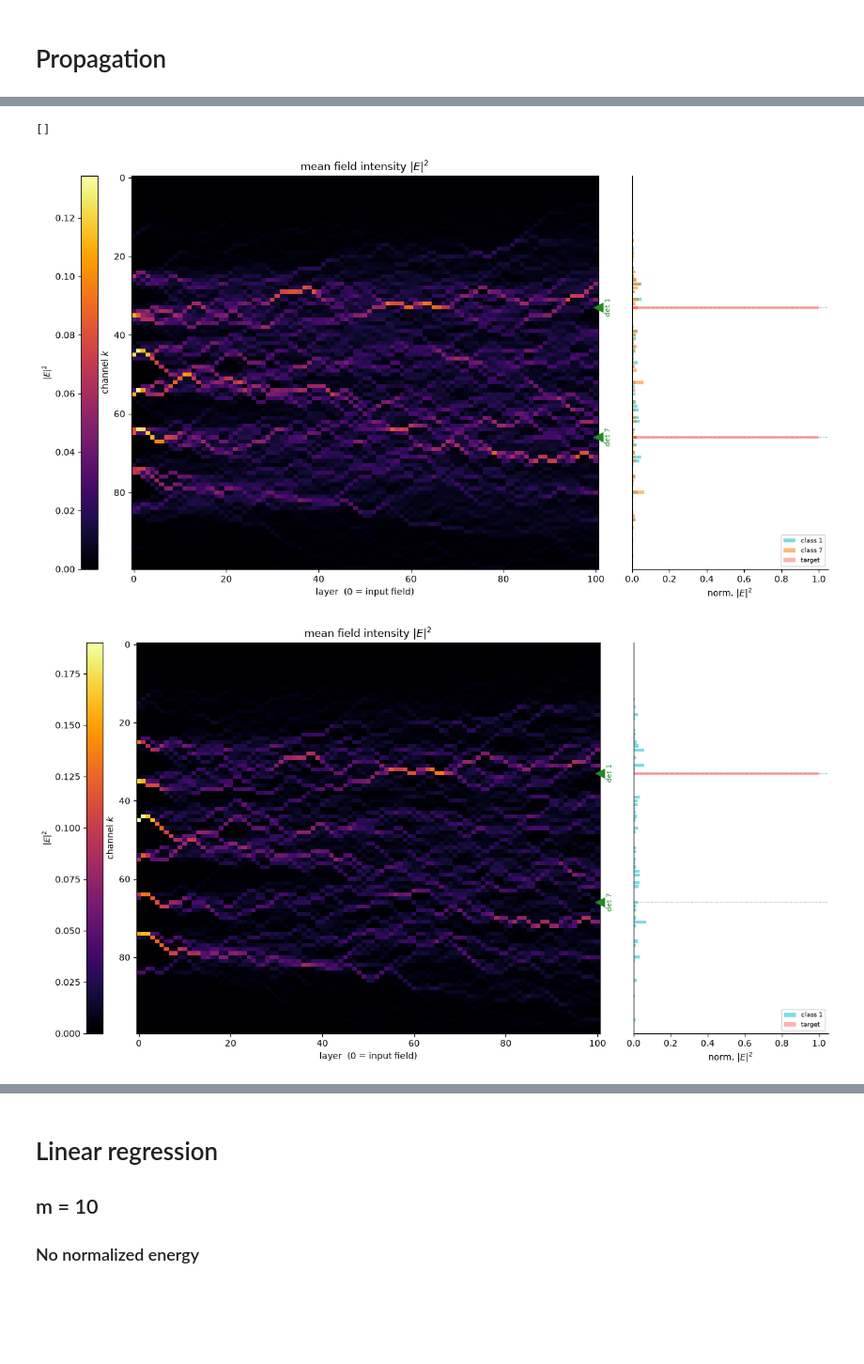
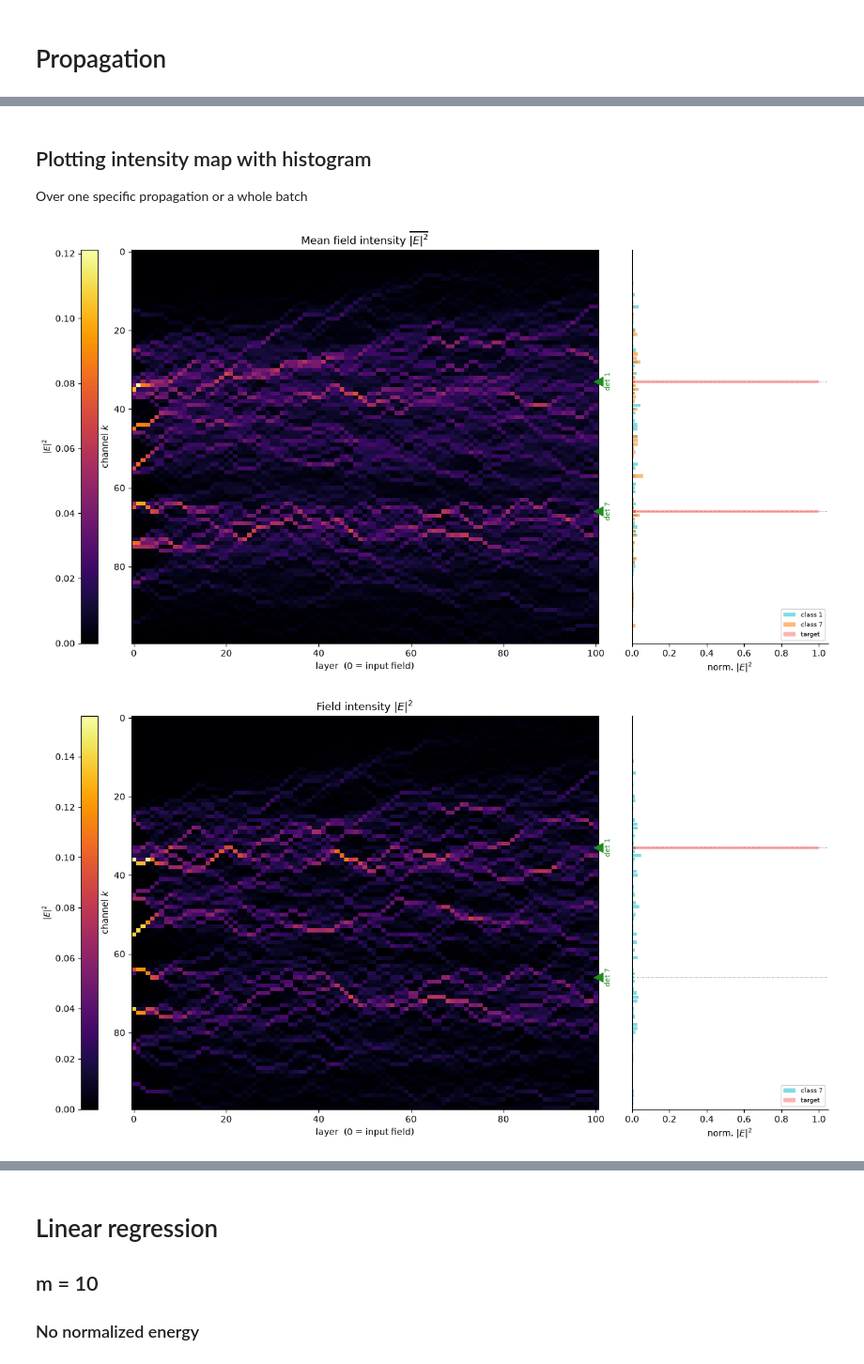
Before and after one commit to kaschdaniel/MANTIS, a Jupyter notebook: Debug.ipynb, the cells around one changed output, grey strips where cells are left out. Shown at 94% size. Drawn from its saved outputs; the diff is of its cells as text; code cells hidden in the pictures; blank space fills up the shorter version.

```diff
--- a/Debug.ipynb
+++ b/Debug.ipynb
@@ -91,13 +93,15 @@ thetas, phis = prop_mesh.init_random() #initializing random weights
 
 layers = prop_mesh.layer_matrices(thetas, phis)   #build transfer matrices (layers) from parameters
 
-E_out  = forward(E_X, layers)         #propagation that gives end result directly
+E_out  = forward(E_train, layers)         #propagation that gives end result directly
 print(E_out)                          #format: [channels, batches]
 print(np.shape(E_out))
 
-E_hist = forward_history(E_X, layers) #propagation that gives all E-fields for every layer
+E_hist = forward_history(E_train, layers) #propagation that gives all E-fields for every layer
+print("-"*10+"E_hist"+"-"*10)
 print(E_hist)                         #format: [layers, channels, batches]
 print(np.shape(E_hist))
+#Calculating and plotting intensity for one specific batch (2)
 I = np.abs(E_hist[:,:,2])**2
 fig, _ = plot_intensity_map(I, detectors=[33,66])
 # %% [output]
@@ -122,9 +126,13 @@ fig, _ = plot_intensity_map(I, detectors=[33,66])
+# %% [markdown]
+## Plotting intensity map with histogram
+Over one specific propagation or a whole batch
 # %%
-fig, _ = plot_intensity_map_with_histogram(np.abs(E_hist[:,:,1:10])**2, det1=33, det7=66, Y=Y[1:10])
-plt.plot()
-fig, _ = plot_intensity_map_with_histogram(np.abs(E_hist[:,:,36])**2, det1=33, det7=66, Y=Y[36])
-plt.plot()
+# Plotting over multiple batches accumulates the intensities for each of these values
+fig, _ = plot_intensity_map_with_histogram(np.abs(E_hist[:,:,1:10])**2, det1=33, det7=66, Y=Y_train[1:10])
+plt.show()
+# eh?
+fig, _ = plot_intensity_map_with_histogram(np.abs(E_hist[:,:,36])**2, det1=33, det7=66, Y=Y_train[36])
+plt.show()
 # %% [output]
-[]
-[figure, old version]
+[figure, new version]
-[figure, old version]
+[figure, new version]
```
Also changed, not shown: parts of 8 cells of this notebook, 4 other files.
